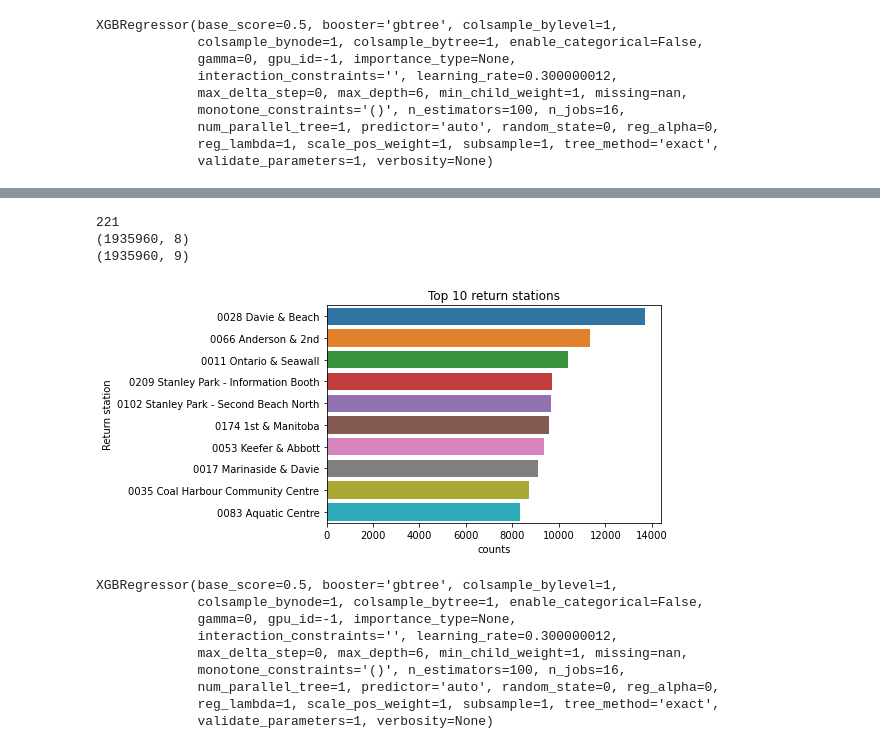
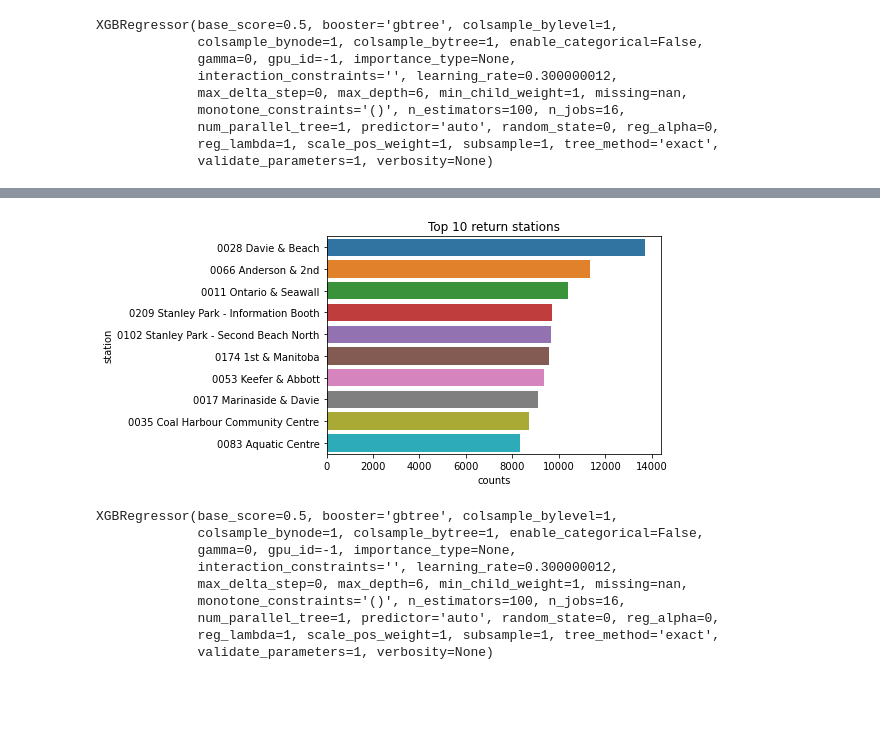
Before and after one commit to jefwang9/733_Final_Project, a Jupyter notebook: src/model.ipynb, the cells around one changed output, grey strips where cells are left out. Cells and saved outputs as stored; diff of their text form; code cells hidden in the pictures; blank space fills up the shorter version.

```diff
--- a/src/model.ipynb
+++ b/src/model.ipynb
@@ -35,10 +31,10 @@ Index(['Unnamed: 0', 'Departure', 'Return', 'Bike', 'Departure station',
       dtype='object')
 # %%
 # Preprocess for stations
-stations = data[["Departure lat", "Departure long", "Departure station"]].drop_duplicates()
-stations = stations.rename(columns={"Departure lat": "lat", "Departure long": "long", "Departure station": "station"})
+stations = data[["Departure lat", "Departure long", "Departure station", "postal_code_x"]].drop_duplicates()
+stations = stations.rename(columns={"Departure lat": "lat", "Departure long": "long", "Departure station": "station", "postal_code_x": "postal_code"})
+stations["postal_code"] = stations["postal_code"].str[0:3]
 parks = pd.read_csv('../data/processed/parks.csv',index_col=0)
 population = pd.read_csv("../data/processed/population.csv")
 translink_stops = pd.read_csv("../data/processed/translink_stops.csv")
-
-print(stations)
+population = pd.read_csv("../data/processed/population.csv")
@@ -209,61 +177,29 @@ ax.set(title="Top 10 departure stations")
 # %%
-features_return = ["month", "day", "hour", "Return lat", "Return long", "is_park", "is_translink"]
-# counts_data = data.groupby(["month", "day", "hour", "Return lat", "Return long", "Return station", "Duration (sec.)"]).size().reset_index(name='counts')
+features_return = ["month", "day", "hour", "lat", "long", "is_park", "stops", "population"]
 counts_data_return = data.loc[:, ["month", "day", "hour", "Return lat", "Return long", "Return station", "Duration (sec.)"]]
 counts_data_return["Duration (sec.)"] = (counts_data_return["Duration (sec.)"] / 3600).astype(int)
 counts_data_return["hour"] = counts_data_return["hour"] + counts_data_return["Duration (sec.)"]
 counts_data_return["day"] = counts_data_return["day"] + (counts_data_return["hour"] / 24).astype(int)
 counts_data_return["hour"] = counts_data_return["hour"].mod(24)
 counts_data_return = counts_data_return.drop(columns=["Duration (sec.)"])
 counts_data_return = counts_data_return.groupby(["month", "day", "hour", "Return lat", "Return long", "Return station"]).size().reset_index(name='counts')
-# print(counts_data.shape)
-# stations = data[["Return lat", "Return long", "Return station"]].drop_duplicates()
-# max_lat, min_lat = stations["Return lat"].max(), stations["Return lat"].min()
-# max_long, min_long = stations["Return long"].max(), stations["Return long"].min()
-# batch = stations.shape[0]
-print(batch)
-predict_data_return = pd.DataFrame(data={
-    "month": [],
-    "day": [],
-    "hour": [],
-    "Return lat": [],
-    "Return long": []})
-for row in stations.iterrows():
-    time = pd.date_range('2020-01-01', periods=8760, freq='H')
-
-    station_data = pd.DataFrame(data={"time": time})
-    station_data["hour"] = station_data["time"].dt.hour
-    station_data["day"] = station_data["time"].dt.day
-    station_data["month"] = station_data["time"].dt.month
-    station_data["Return lat"] = (row[1]["lat"] - min_lat) / (max_lat - min_lat)
-    station_data["Return long"] = (row[1]["long"] - min_long) / (max_long - min_long)
-    station_data["Return station"] = row[1]["station"]
-    station_data["is_park"] = row[1]["is_park"]
-    station_data["is_translink"] = row[1]["is_translink"]
-    station_data = station_data.drop(columns=["time"])
-
-    predict_data_return = pd.concat([predict_data_return, station_data])
-print(predict_data_return.shape)
-train_data = predict_data_return.merge(counts_data_return[["month", "day", "hour", "Return station", "counts"]], how="left", on=["month", "day", "hour", "Return station"])
+counts_data_return = counts_data_return.rename(columns={"Return lat": "lat", "Return long": "long", "Return station": "station"})
+return_time_df = generate_time_df('2020-01-01', 8760)
+train_data = return_time_df.merge(counts_data_return[["month", "day", "hour", "station", "counts"]], how="left", on=["month", "day", "hour", "station"])
 train_data["counts"] = train_data["counts"].fillna(0)
 
-top_stations = train_data[["Return station", "counts"]].groupby("Return station").sum().reset_index()
+top_stations = train_data[["station", "counts"]].groupby("station").sum().reset_index()
 top_stations = top_stations.sort_values(by="counts", ascending= False).head(10)
-ax = sns.barplot(x="counts", y="Return station", data=top_stations)
+ax = sns.barplot(x="counts", y="station", data=top_stations)
 ax.set(title='Top 10 return stations')
 
 train_data["month"] = train_data["month"] / 12
 train_data["day"] = train_data["day"] / 31
 train_data["hour"] = train_data["hour"] / 23
-# train_data = train_data.sort_values(by="Departure station")
-print(train_data.shape)
 x = train_data[features_return]
 y = train_data["counts"]
 # %% [output]
-221
-(1935960, 8)
-(1935960, 9)
-[figure, old version]
+[figure, new version]
 # %%
 from xgboost import XGBRegressor
 model_return = XGBRegressor()
```
Also changed, not shown: parts of 15 cells of this notebook.
